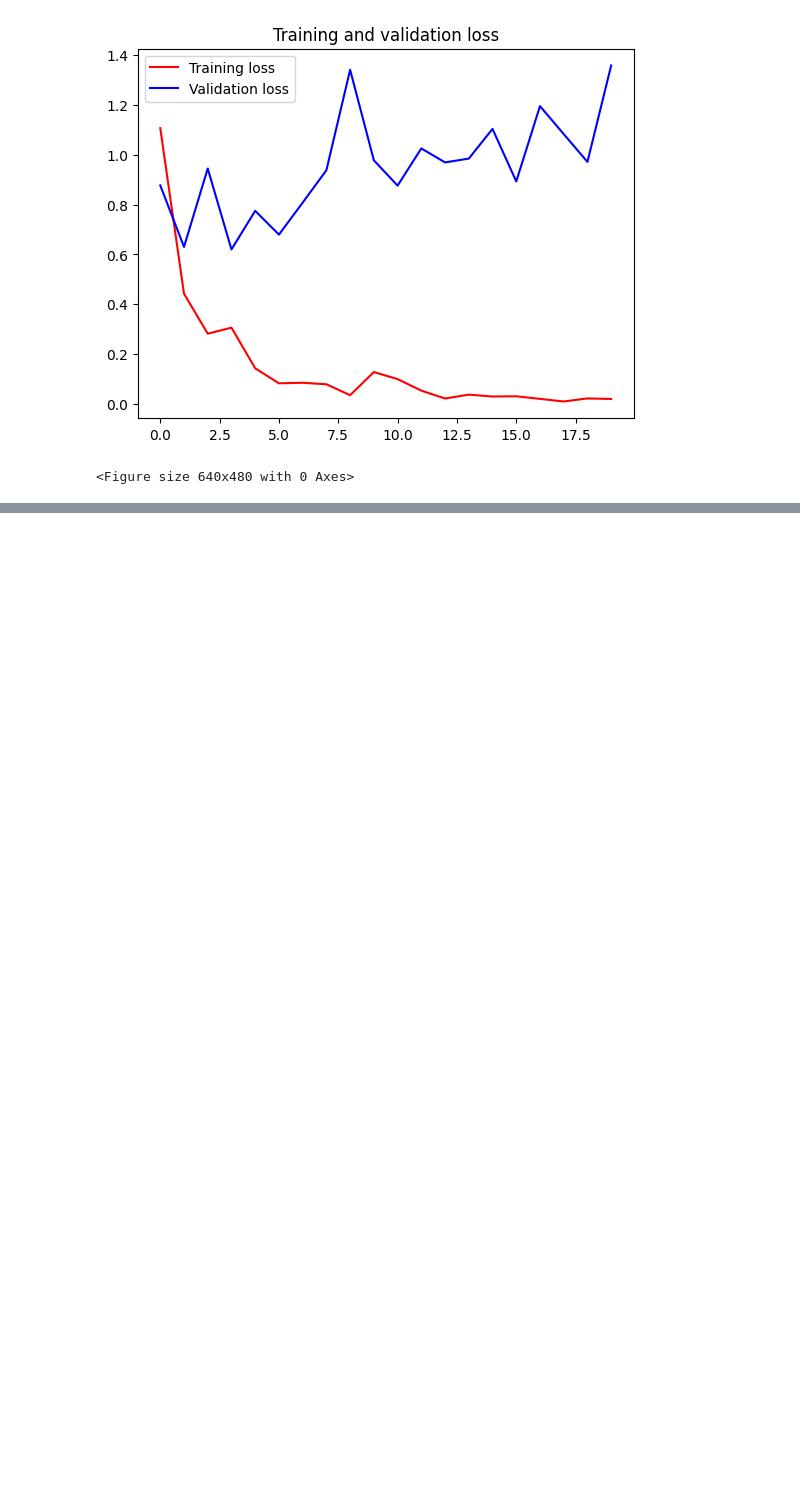
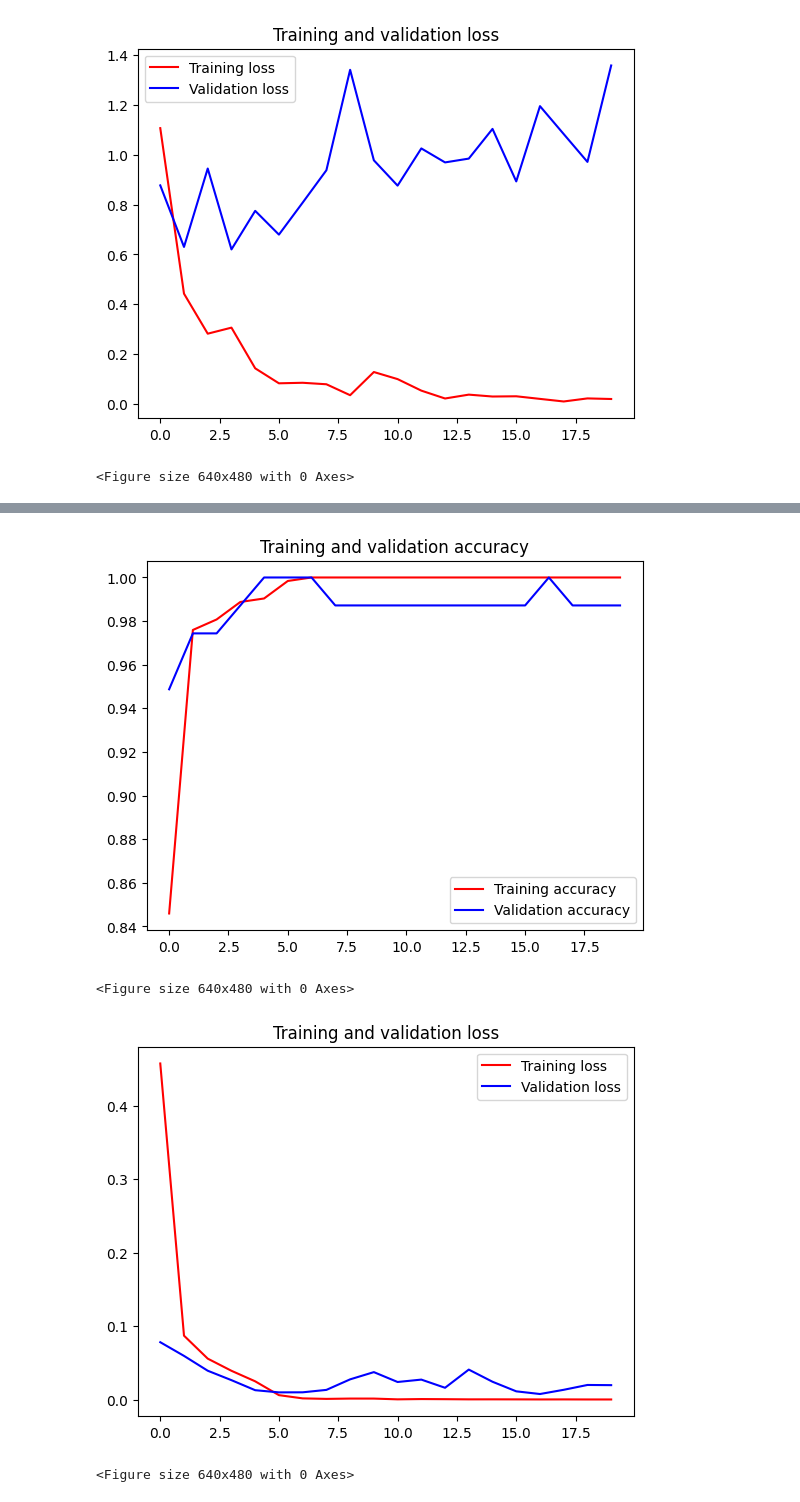
Before and after one commit to azhar416/kk-reimplement, a Jupyter notebook: Modeling.ipynb, the cells around one changed output, grey strips where cells are left out. Cells and saved outputs as stored; diff of their text form; code cells hidden in the pictures; blank space fills up the shorter version.

```diff
--- a/Modeling.ipynb
+++ b/Modeling.ipynb
@@ -343,0 +316,9 @@ plt.show()
+# %%
+cnn_2 = CNN_Model(
+    input_shape=input_shape,
+    num_layer=num_layer,
+    num_unit=num_unit,
+    drop_rate=drop_rate
+)
+# %%
+cnn_2.compile(optimizer=optimizer, loss=loss, metrics=metrics)
@@ -343,0 +385,30 @@ plt.show()
+# %%
+import matplotlib.pyplot as plt
+
+acc = results.history['accuracy']
+val_acc = results.history['val_accuracy']
+loss = results.history['loss']
+val_loss = results.history['val_loss']
+
+epochs = range(len(acc))
+
+plt.plot(epochs, acc, 'r', label='Training accuracy')
+plt.plot(epochs, val_acc, 'b', label='Validation accuracy')
+plt.title('Training and validation accuracy')
+plt.legend(loc=0)
+plt.figure()
+
+plt.show()
+
+plt.plot(epochs, loss, 'r', label='Training loss')
+plt.plot(epochs, val_loss, 'b', label='Validation loss')
+plt.title('Training and validation loss')
+plt.legend(loc=0)
+plt.figure()
+
+plt.show()
+# %% [output]
+[figure, added]
+<Figure size 640x480 with 0 Axes>
+[figure, added]
+<Figure size 640x480 with 0 Axes>
```
Also changed, not shown: parts of 6 cells of this notebook, 9 other files.
